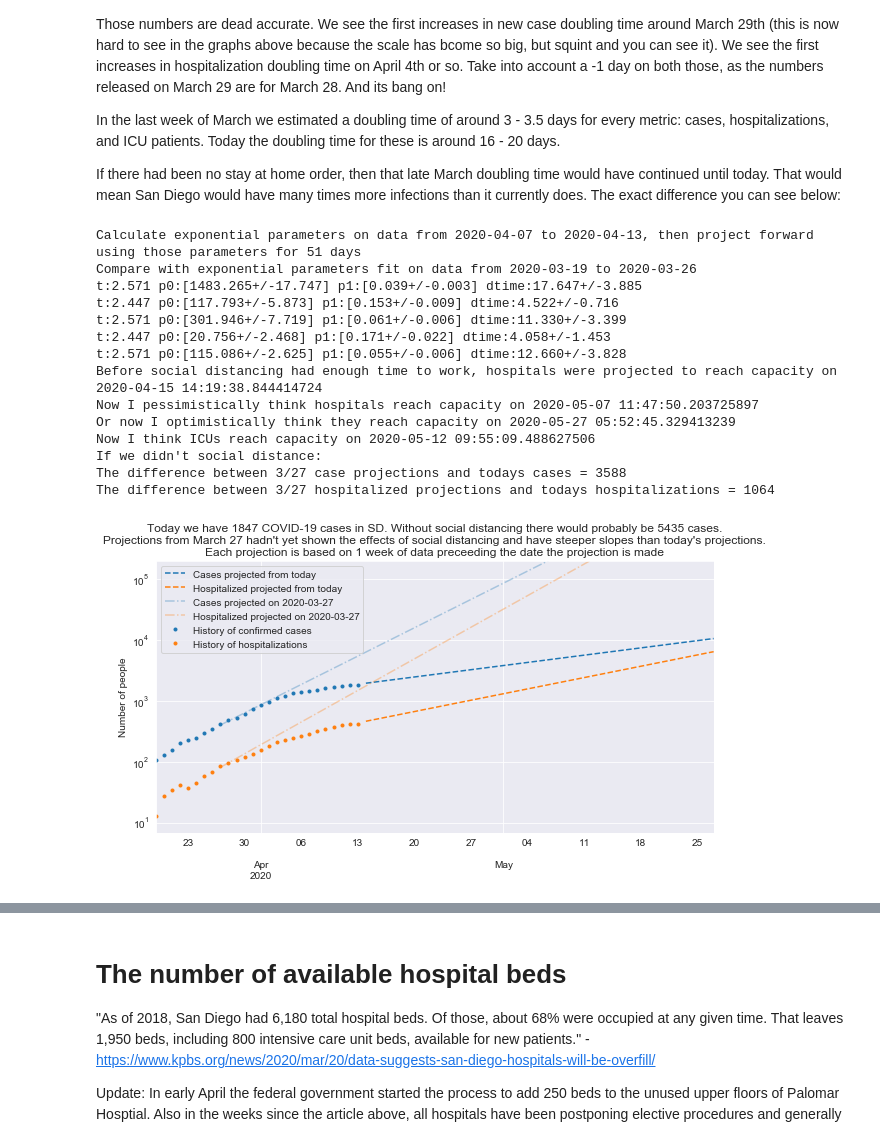
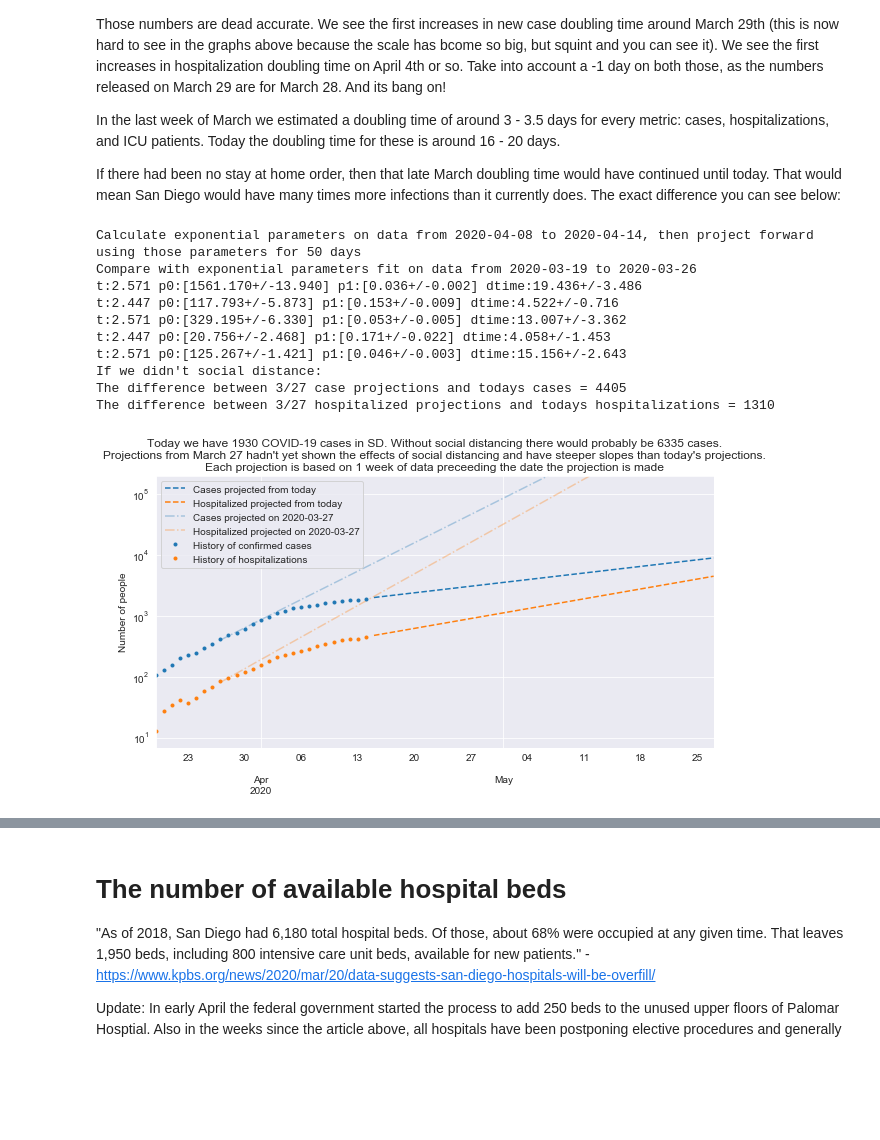
Before and after one commit to jasongfleischer/SanDiegoCountyCOVID19, a Jupyter notebook: San Diego Country Coronavirus History.ipynb, the cells around one changed output, grey strips where cells are left out. Drawn from its saved outputs; the diff is of its cells as text; code cells hidden in the pictures; blank space fills up the shorter version.

```diff
--- a/San Diego Country Coronavirus History.ipynb
+++ b/San Diego Country Coronavirus History.ipynb
@@ -443,19 +446,6 @@ doubling_time, ci95, orig_case_p_est, orig_case_p_cov  = estimate_doubling_time(
 doubling_time, ci95, hosp_p_est, hosp_p_cov = estimate_doubling_time(hospitalizations[fromdate:])
 doubling_time, ci95, orig_hosp_p_est, orig_hosp_p_cov = estimate_doubling_time(hospitalizations['2020-03-19':'2020-03-26'])
 doubling_time, ci95, icu_p_est, icu_p_cov = estimate_doubling_time(icu[fromdate:])
-hospital_capacity = days_to_value(hosp_p_est,availbeds)
-hospital_capacityO = days_to_value(hosp_p_est,availbedsO)
-orig_hospital_capacity = days_to_value(orig_hosp_p_est,availbeds)
-print('Before social distancing had enough time to work, hospitals were projected to reach capacity on {}'.format(pd.Timestamp('2020-03-20') + pd.Timedelta('1 day')*orig_hospital_capacity))
-
-print('Now I pessimistically think hospitals reach capacity on {}'.format(pd.Timestamp(fromdate) + pd.Timedelta('1 day')*hospital_capacity))
-
-print('Or now I optimistically think they reach capacity on {}'.format(pd.Timestamp(fromdate) + pd.Timedelta('1 day')*hospital_capacityO))
-
-icu_capacity = days_to_value(icu_p_est, availicu)
-print('Now I think ICUs reach capacity on {}'.format(pd.Timestamp(fromdate) + pd.Timedelta('1 day')*icu_capacity))
-
-
 
 
 projcases = pd.DataFrame(exfunc(range(0,daystoproj),case_p_est[0],case_p_est[1]),
@@ -493,44 +483,40 @@ projected.plot(
     title=('Today we have {} COVID-19 cases in SD. Without social distancing there would probably be {} cases.\n' +
     'Projections from March 27 hadn\'t yet shown the effects of social distancing and have steeper slopes than today\'s projections.\n' +
     'Each projection is based on 1 week of data preceeding the date the projection is made').format(
         actual.loc[today,'History of confirmed cases'],
         orig_projected.loc[today,'Cases projected on 2020-03-27'])
     ,ax=ax,logy=True,linestyle='--');
 orig_projected.plot(ax=ax,logy=True,color=colors,linestyle='-.',alpha=0.33)
 actual.plot(ax=ax,logy=True,color=colors,marker='.',linestyle='');
 
 lims = list(plt.ylim())
 lims[1] = 2.0*10**5
 plt.ylim(lims)
 
 print("If we didn't social distance:\nThe difference between 3/27 case projections and todays cases = {}".format(
         orig_projected.loc[today,'Cases projected on 2020-03-27'] - actual.loc[today,'History of confirmed cases']
 ))
 print("The difference between 3/27 hospitalized projections and todays hospitalizations = {}".format(
         orig_projected.loc[today,'Hospitalized projected on 2020-03-27'] - actual.loc[today,'History of hospitalizations']
 ))
 
 plt.ylabel('Number of people');
 
 
 plt.legend(loc='best')#, bbox_to_anchor=(0., .5, 1., 0.5))
 plt.savefig('Plots/socialdistancing.png',dpi=300);
 # %% [output]
-Calculate exponential parameters on data from 2020-04-07 to 2020-04-13, then project forward using those parameters for 51 days
+Calculate exponential parameters on data from 2020-04-08 to 2020-04-14, then project forward using those parameters for 50 days
 Compare with exponential parameters fit on data from 2020-03-19 to 2020-03-26
-t:2.571 p0:[1483.265+/-17.747] p1:[0.039+/-0.003] dtime:17.647+/-3.885
+t:2.571 p0:[1561.170+/-13.940] p1:[0.036+/-0.002] dtime:19.436+/-3.486
 t:2.447 p0:[117.793+/-5.873] p1:[0.153+/-0.009] dtime:4.522+/-0.716
-t:2.571 p0:[301.946+/-7.719] p1:[0.061+/-0.006] dtime:11.330+/-3.399
+t:2.571 p0:[329.195+/-6.330] p1:[0.053+/-0.005] dtime:13.007+/-3.362
 t:2.447 p0:[20.756+/-2.468] p1:[0.171+/-0.022] dtime:4.058+/-1.453
-t:2.571 p0:[115.086+/-2.625] p1:[0.055+/-0.006] dtime:12.660+/-3.828
-Before social distancing had enough time to work, hospitals were projected to reach capacity on 2020-04-15 14:19:38.844414724
-Now I pessimistically think hospitals reach capacity on 2020-05-07 11:47:50.203725897
-Or now I optimistically think they reach capacity on 2020-05-27 05:52:45.329413239
-Now I think ICUs reach capacity on 2020-05-12 09:55:09.488627506
+t:2.571 p0:[125.267+/-1.421] p1:[0.046+/-0.003] dtime:15.156+/-2.643
 If we didn't social distance:
-The difference between 3/27 case projections and todays cases = 3588
-The difference between 3/27 hospitalized projections and todays hospitalizations = 1064
+The difference between 3/27 case projections and todays cases = 4405
+The difference between 3/27 hospitalized projections and todays hospitalizations = 1310
-[figure, old version]
+[figure, new version]
 # %%
 # this projection is based on doubling time calculated only over the last week of data
 daysfwd = 70
```
Also changed, not shown: parts of 13 cells of this notebook, 12 other files.
